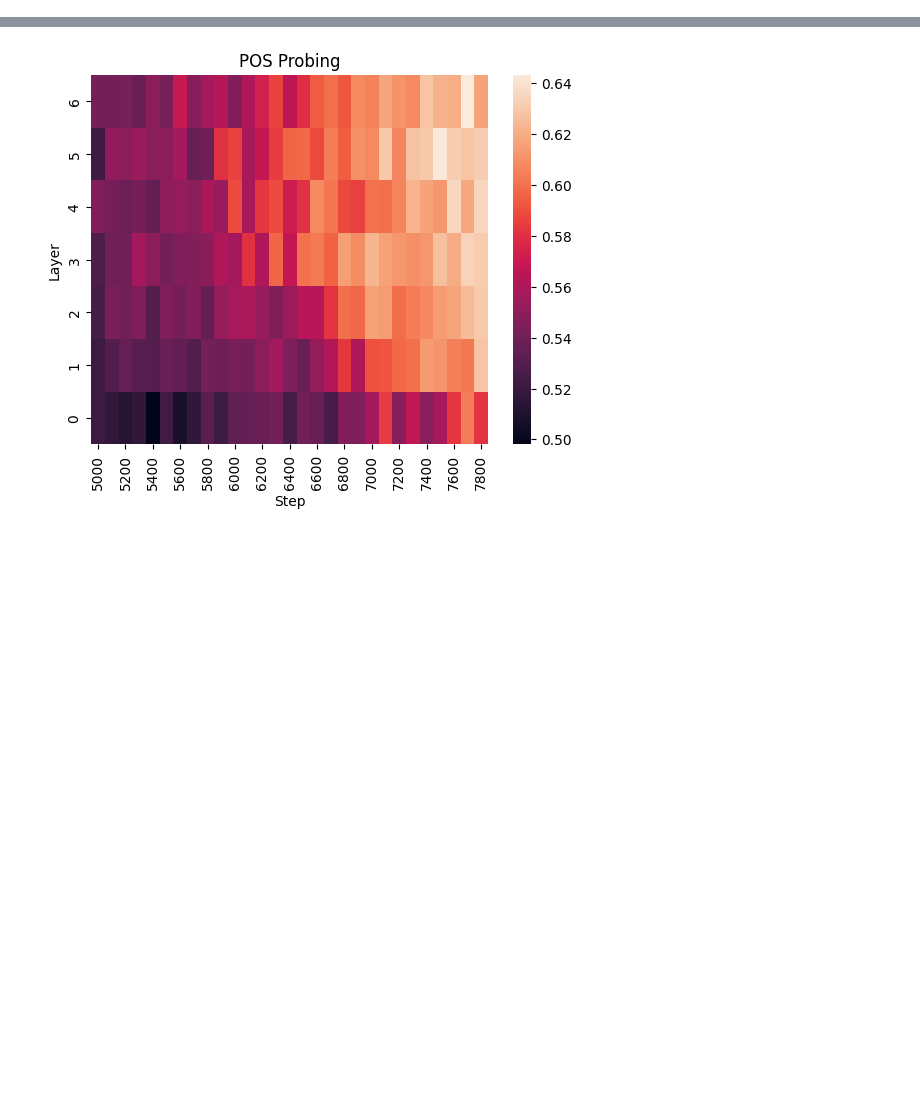
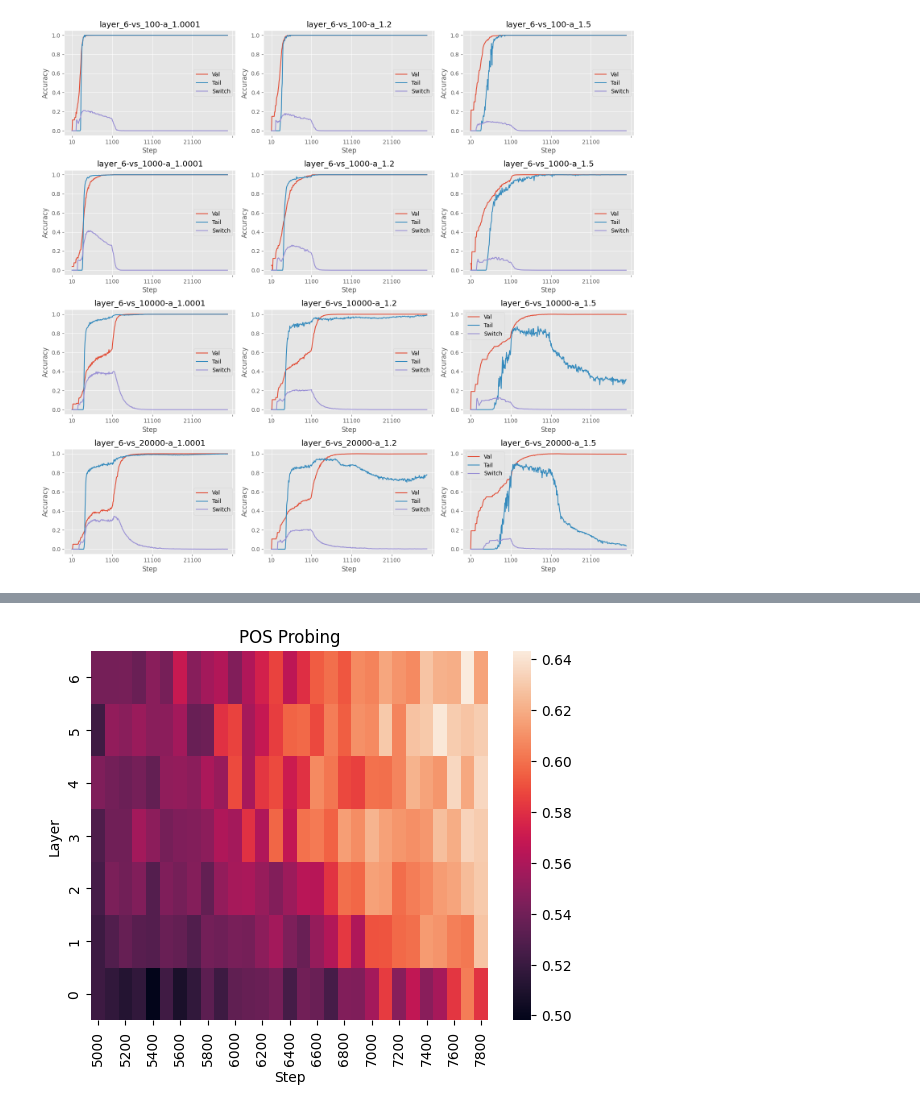
Before and after one commit to surajK610/curriculum_learning, a Jupyter notebook: src/notebooks/toy_model.ipynb, the cells around one changed output, grey strips where cells are left out. Cells and saved outputs as stored; diff of their text form; code cells hidden in the pictures; blank space fills up the shorter version.

```diff
--- a/src/notebooks/toy_model.ipynb
+++ b/src/notebooks/toy_model.ipynb
@@ -178,0 +192,6 @@ df_sub = df[list(range(5000, 7900, 100))]
+# %%
+# plot_grid_acc(prefix='zipf-', output_path='../../figures/toy_model/zipf_16_acc.png')
+# plot_grid_acc(prefix='zipfb-', output_path='../../figures/toy_model/zipf_32_acc.png')
+plot_grid_acc(prefix='zipfbb-', output_path='../../figures/toy_model/zipf_128_acc.png')
+# %% [output]
+[figure, added]
```
Also changed, not shown: parts of 23 cells of this notebook, 2 other files.
